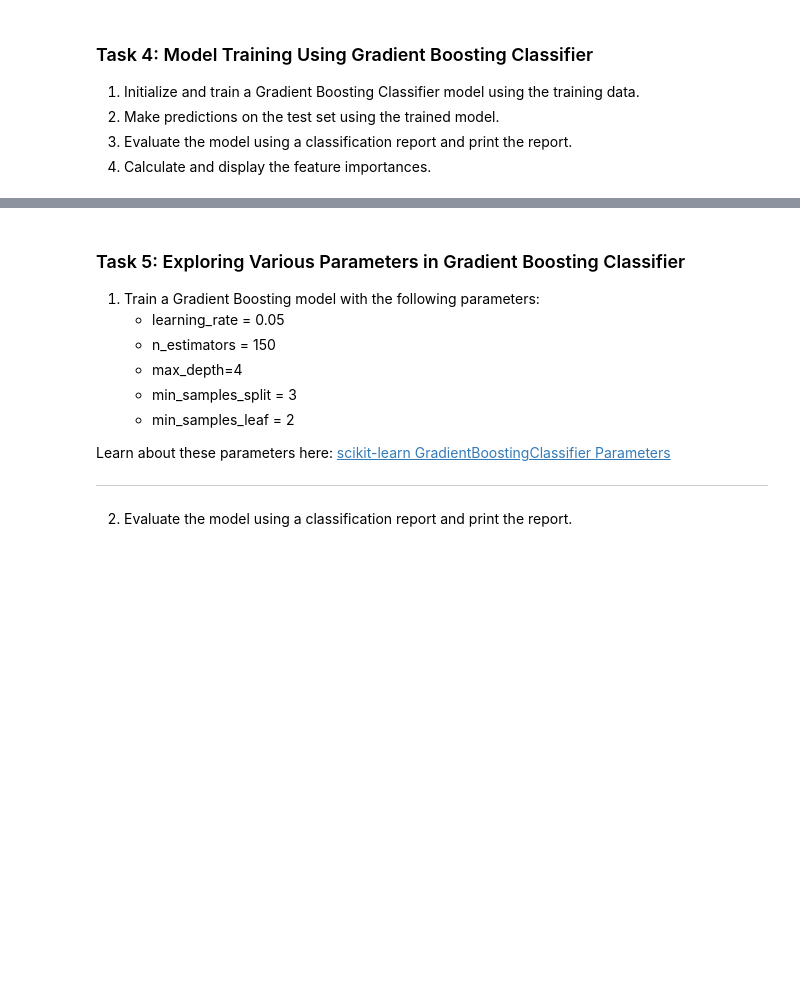
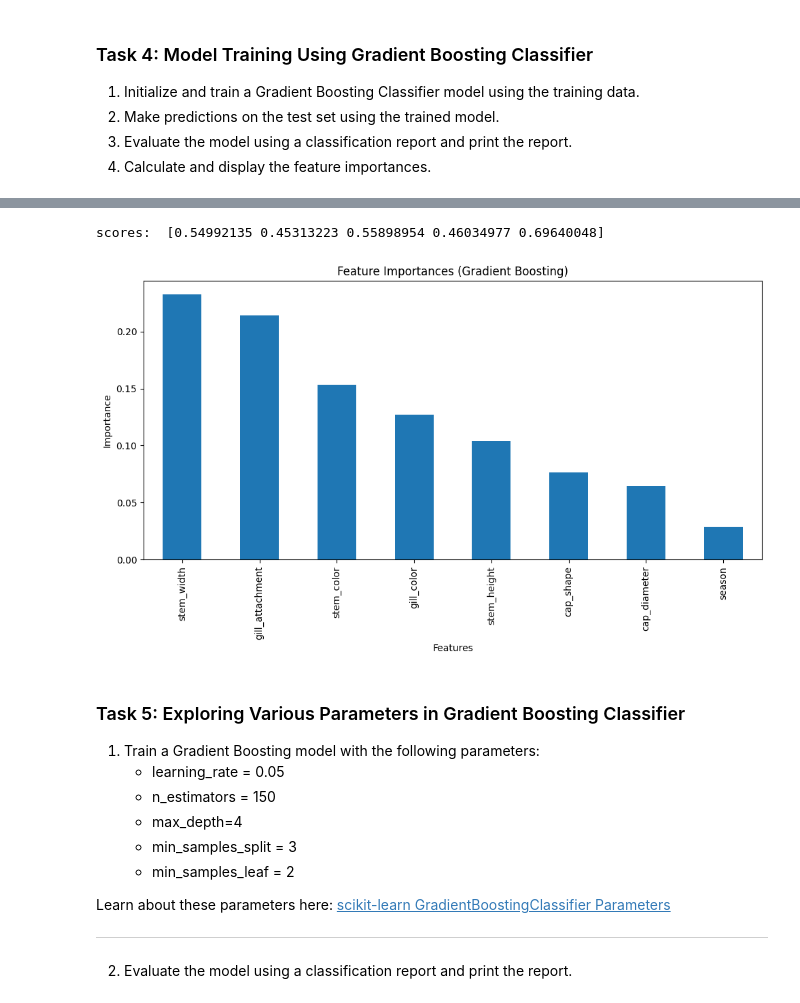
Before and after one commit to HMurawski/dump, a Jupyter notebook: dump_learning/ML/a_mushroom_classification.ipynb, the cells around one changed output, grey strips where cells are left out. Cells and saved outputs as stored; diff of their text form; code cells hidden in the pictures; blank space fills up the shorter version.

Commit message:
mushroom classification

```diff
--- a/dump_learning/ML/a_mushroom_classification.ipynb
+++ b/dump_learning/ML/a_mushroom_classification.ipynb
@@ -162,7 +162,7 @@ training score:  0.6339140304989389
 array([443])
 # %%
 # Step 6: Initialize and train a Decision Tree Classifier model using the training data
-model_dt = DecisionTreeClassifier()
+model_dt = DecisionTreeClassifier(min_samples_split=10, min_samples_leaf=5, random_state=42, max_depth=10)
 model_dt.fit(X_train, y_train)
 # Step 7: Make predictions on the test set using the trained model
 y_pred_dt = model_dt.predict(X_test)
@@ -191,9 +197,12 @@ training score:  1.0
 4. Calculate and display the feature importances.
 # %%
 # Step 1: Initialize and train a Gradient Boosting Classifier model using the training data
-
-
+model_gb = GradientBoostingClassifier(random_state=42, n_estimators=200, max_depth=5, min_samples_leaf=10, min_samples_split=20)
+model_gb.fit(X_train, y_train)
 # Step 2: Make predictions on the test set using the trained model
-
+y_pred_gb = model_gb.predict(X_test)
 
 # Step 3: Evaluate the model using a classification report and print the report
+class_report_gb = classification_report(y_pred=y_pred_gb, y_true=y_test)
+print(class_report_gb)
+print("training score GB:", model_gb.score(X_train, y_train))
@@ -200,5 +220,23 @@ training score:  1.0
+# %%
+scores_gb = cross_val_score(model_gb, X, y, cv=5)
+print("scores: ", scores_gb)
+# %% [output]
+scores:  [0.54992135 0.45313223 0.55898954 0.46034977 0.69640048]
 # %%
 # Step 4: Calculate and display the feature importances
+feature_importances = pd.Series(model_gb.feature_importances_, index=X.columns)
+
+feature_importances_sorted = feature_importances.sort_values(ascending=False)
+
+plt.figure(figsize=(10,6))
+feature_importances_sorted.plot(kind="bar")
+plt.title("Feature Importances (Gradient Boosting)")
+plt.ylabel("Importance")
+plt.xlabel("Features")
+plt.tight_layout()
+plt.show()
+# %% [output]
+[figure, added]
 # %% [markdown]
 ### Task 5: Exploring Various Parameters in Gradient Boosting Classifier
 
```
Also changed, not shown: parts of 6 cells of this notebook.
